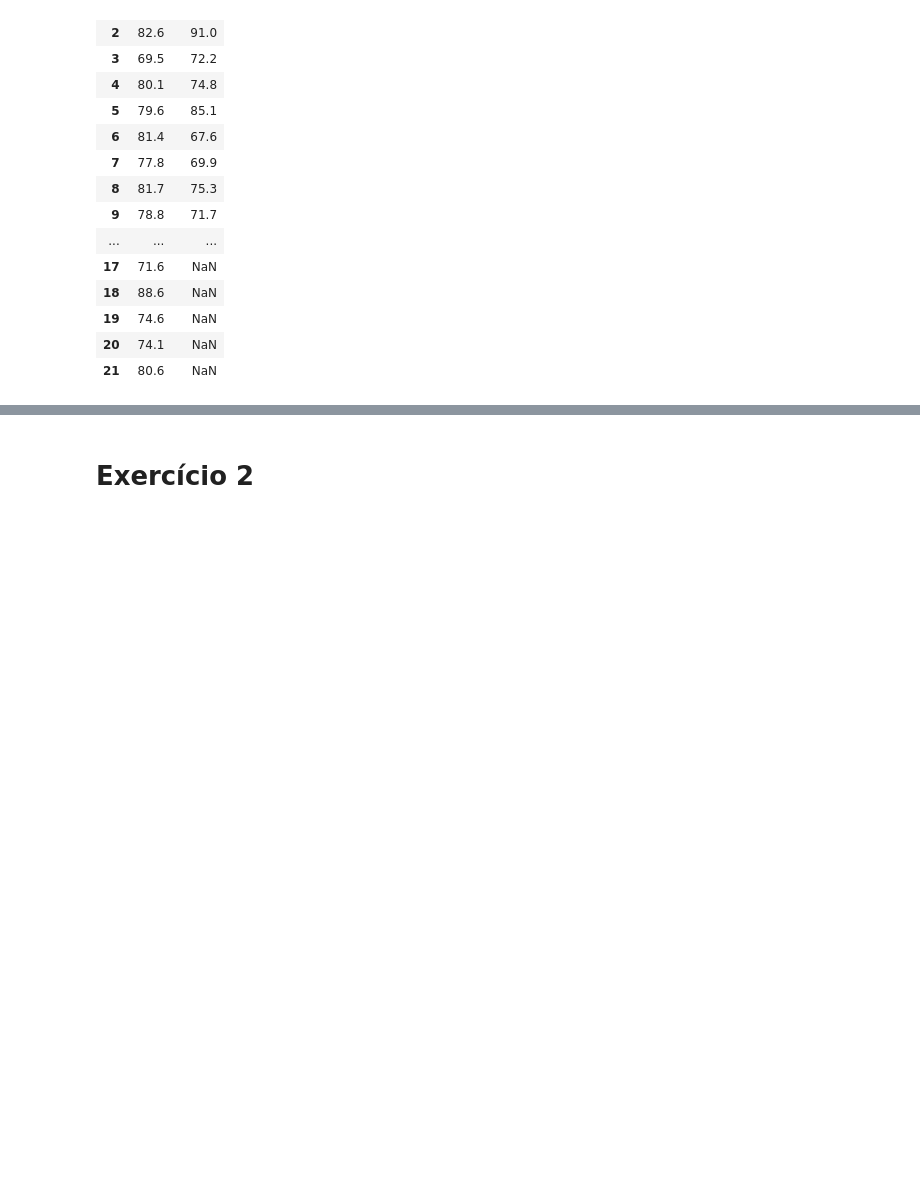
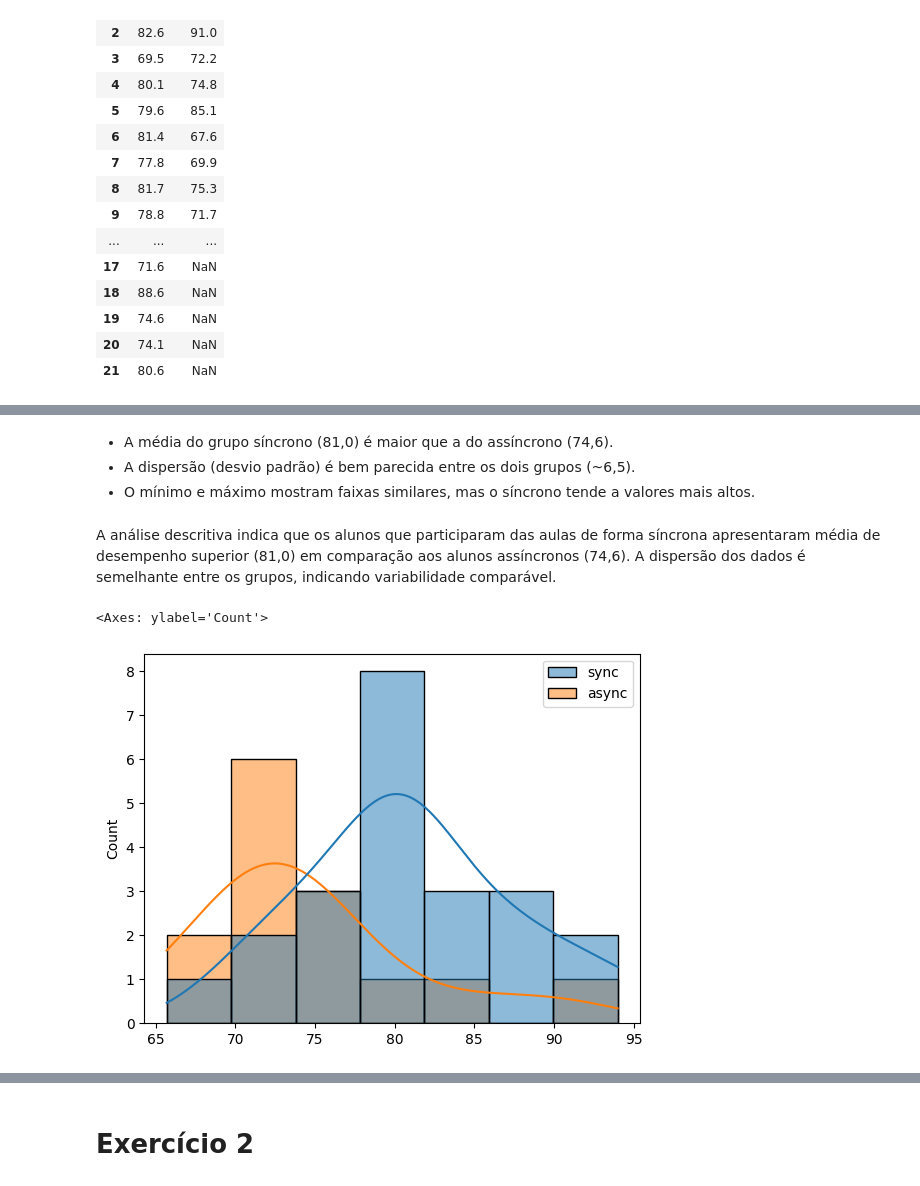
Before and after one commit to PauloViniciusR/Estatistica_dados, a Jupyter notebook: Estatistica_Inferencial/Ex/01_exercicios.ipynb, the cells around one changed output, grey strips where cells are left out. Cells and saved outputs as stored; diff of their text form; code cells hidden in the pictures; blank space fills up the shorter version.

```diff
--- a/Estatistica_Inferencial/Ex/01_exercicios.ipynb
+++ b/Estatistica_Inferencial/Ex/01_exercicios.ipynb
@@ -32,0 +62,13 @@ df_notas_covid
+# %% [markdown]
+- A média do grupo síncrono (81,0) é maior que a do assíncrono (74,6).
+- A dispersão (desvio padrão) é bem parecida entre os dois grupos (~6,5).
+- O mínimo e máximo mostram faixas similares, mas o síncrono tende a valores mais altos.
+# %% [markdown]
+A análise descritiva indica que os alunos que participaram das aulas de forma síncrona apresentaram média de desempenho superior (81,0) em comparação aos alunos assíncronos (74,6). A dispersão dos dados é semelhante entre os grupos, indicando variabilidade comparável.
+# %%
+import seaborn as sns
+
+sns.histplot(df_notas_covid, kde=True)
+# %% [output]
+<Axes: ylabel='Count'>
+[figure, added]
```
Also changed, not shown: parts of 16 cells of this notebook, 1 other file.
